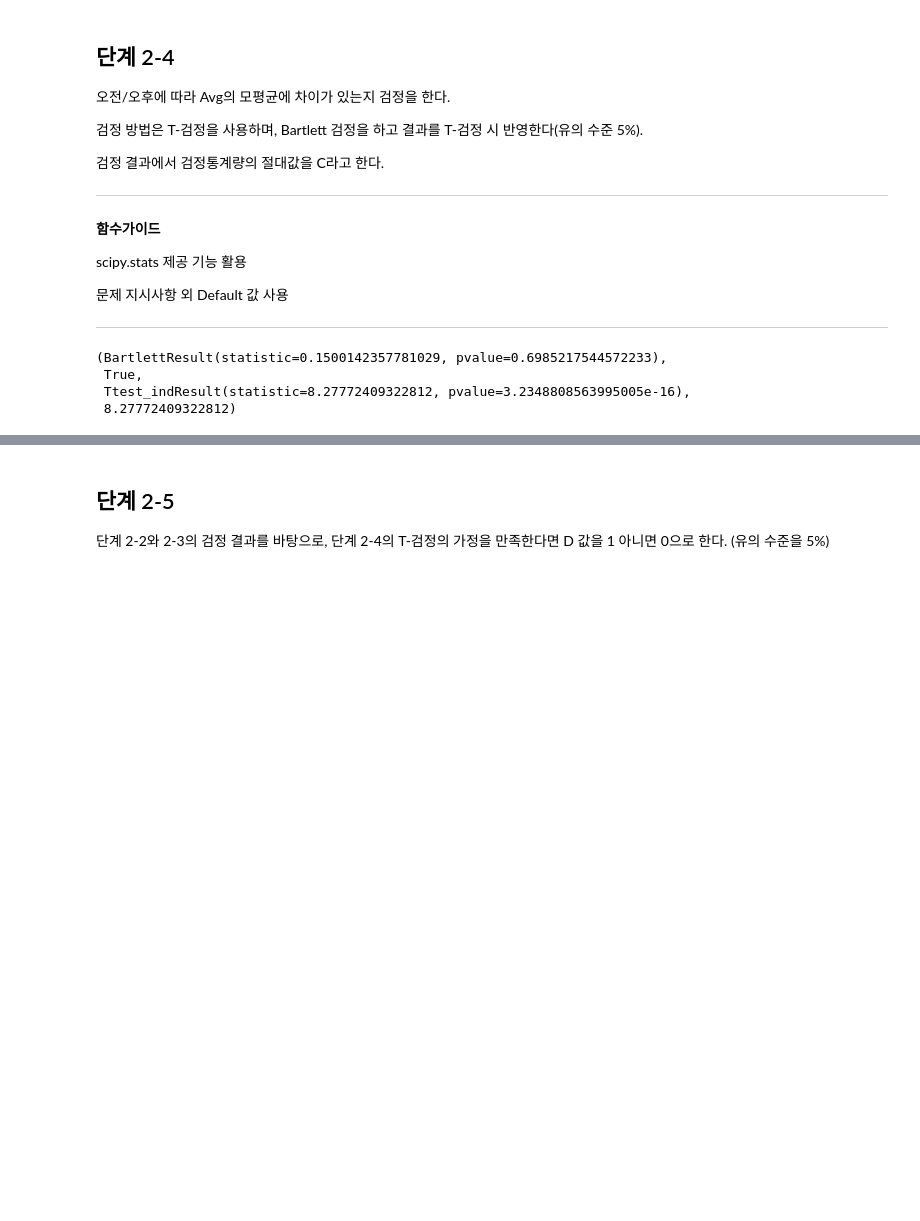
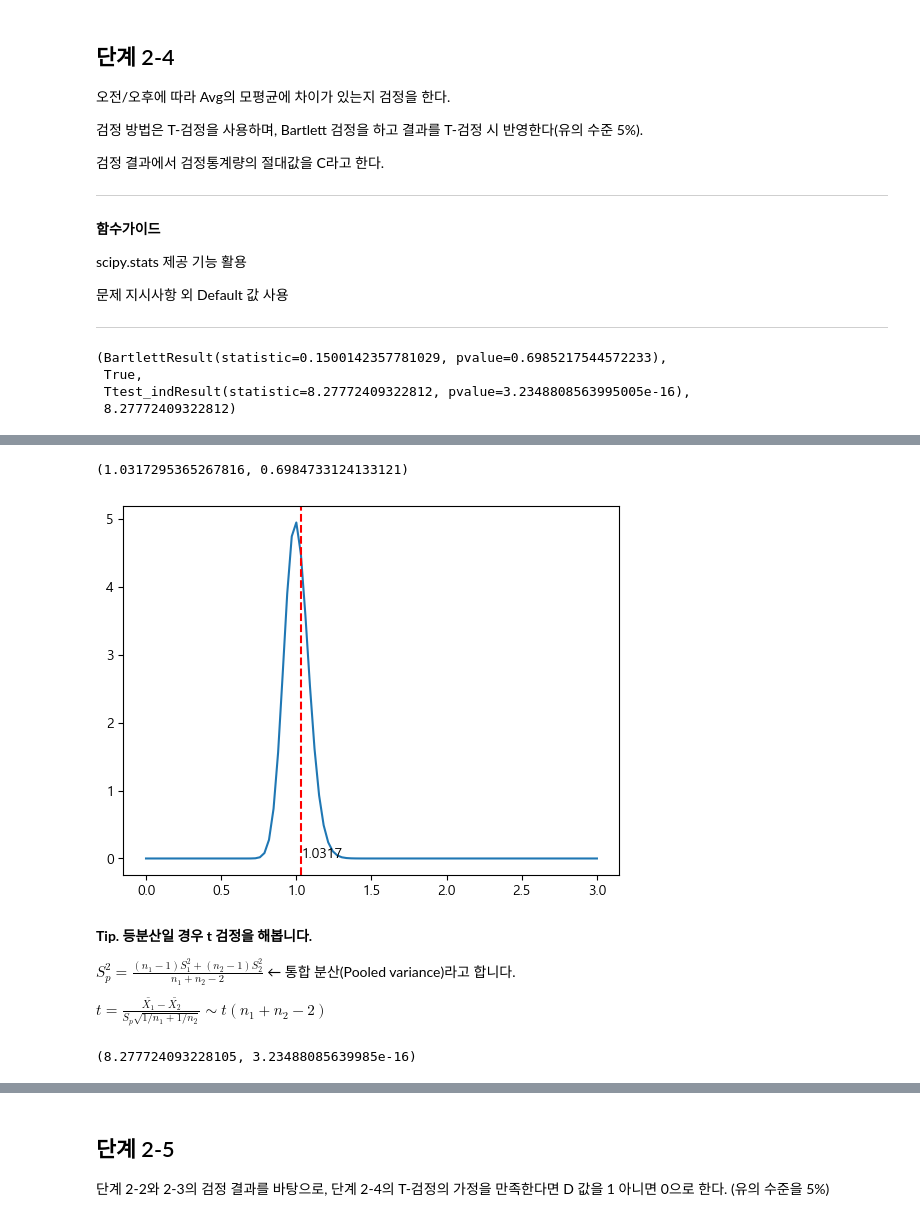
Before and after one commit to sunkusun9/DS_lv3_2410_2, a Jupyter notebook: sec_ds_lv3_prob3_prob.ipynb, the cells around one changed output, grey strips where cells are left out. Drawn from its saved outputs; the diff is of its cells as text; code cells hidden in the pictures; blank space fills up the shorter version.

```diff
--- a/sec_ds_lv3_prob3_prob.ipynb
+++ b/sec_ds_lv3_prob3_prob.ipynb
@@ -1024,0 +1070,39 @@ result_bart, equal_var_bart, result_2_4, C
+# %%
+from scipy.stats import f
+s_nm1 = df_prob2['AM'].value_counts() - 1
+s_var = df_prob2.groupby('AM')['Avg'].var()
+
+F = s_var[0] / s_var[1]
+F, min(f.cdf(F, s_nm1[0], s_nm1[1]), f.sf(F, s_nm1[0], s_nm1[1])) * 2
+# %% [output]
+(1.0317295365267816, 0.6984733124133121)
+# %%
+from scipy.stats import f
+s_nm1 = df_prob2['AM'].value_counts() - 1
+s_var = df_prob2.groupby('AM')['Avg'].var()
+F = df_prob2.groupby('AM')['Avg'].var().pipe(lambda x: x[0] / x[1])
+plt.plot(np.linspace(0, 3, 100), f.pdf(np.linspace(0, 3, 100), s_nm1.loc[0], s_nm1.loc[1]))
+plt.axvline(F, color='red', linestyle='--')
+plt.text(F, 0.01, str(F)[:6])
+plt.show()
+# %% [output]
+[figure, added]
+# %% [markdown]
+**Tip. 등분산일 경우 t 검정을 해봅니다.**
+
+$S_p^2 = \frac{(n_1 - 1)S_1^2 + (n_2 - 1)S_2^2}{n_1 + n_2 - 2}$ ← 통합 분산(Pooled variance)라고 합니다.
+
+$t = \frac{\bar{X_1} - \bar{X_2}}{S_p\sqrt{1/n_1 + 1/n_2}} \sim t(n_1 + n_2 - 2)$
+# %%
+from scipy.stats import t
+
+s_nm1 = df_prob2['AM'].value_counts() - 1
+s_var = df_prob2.groupby('AM')['Avg'].var()
+sp2 = s_nm1.dot(s_var) / s_nm1.sum()
+
+t_num = df_prob2.groupby('AM')['Avg'].mean().pipe(lambda x: x[0] - x[1])
+t_den = (sp2 * (1 / df_prob2['AM'].value_counts()).sum()) ** 0.5
+t_stat = t_num / t_den
+t_stat, min(t.cdf(t_stat, s_nm1.sum()), t.sf(t_stat, s_nm1.sum())) * 2
+# %% [output]
+(8.277724093228105, 3.23488085639985e-16)
```
Also changed, not shown: parts of 126 cells of this notebook.
